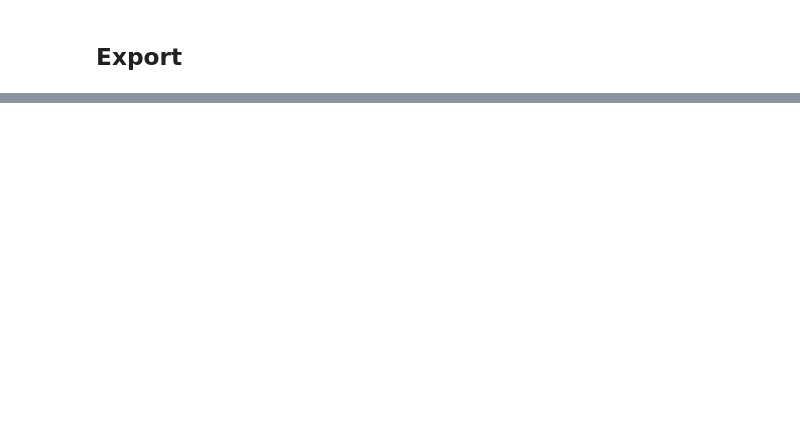
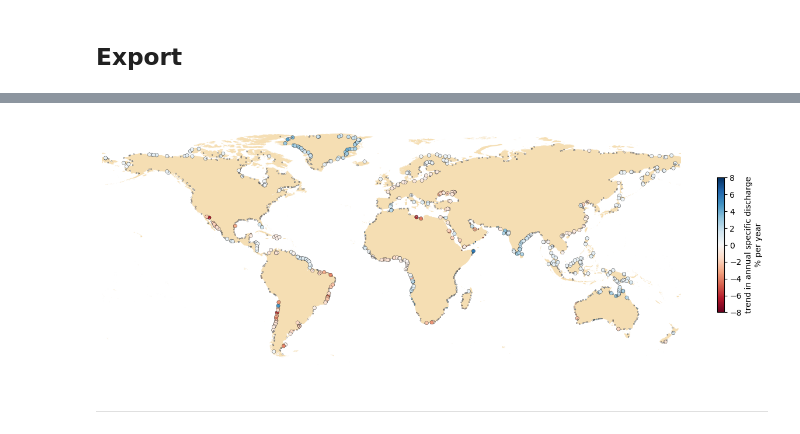
Before and after one commit to casadoj/SotCin2024, a Jupyter notebook: notebook/3.1_discharge_timeseries.ipynb, the cells around one changed output, grey strips where cells are left out. Saved outputs shown, nothing was run; the diff lists cells and outputs as text; code cells hidden in the pictures; blank space fills up the shorter version.

```diff
--- a/notebook/3.1_discharge_timeseries.ipynb
+++ b/notebook/3.1_discharge_timeseries.ipynb
@@ -293,0 +378,43 @@ print(f'Discharge monthly anomalies saved in:\t{output_file}')
+# %%
+# compute trend in specific discharge
+outlets[['intercept', 'slope', 'p_value']] = np.nan
+dis_sp_yr = dis_sp_yr.to_pandas()
+for ID in tqdm(outlets.index):
+
+    # Compute Sen’s slope (simplified as linear regression slope)
+    slope, intercept, r_value, p_value, std_err = linregress(dis_sp_yr.index, dis_sp_yr[ID])
+    outlets.loc[ID, ['intercept', 'slope', 'p_value']] = intercept, slope, p_value
+# %%
+alpha = .05
+
+fig, ax = plt.subplots(figsize=(16, 6), subplot_kw=dict(projection=ccrs.PlateCarree()))
+
+# Plot coastlines for continents
+ax.add_feature(
+    cfeature.NaturalEarthFeature('physical', 'coastline', '50m'),
+    edgecolor='none',
+    facecolor='wheat',
+    linewidth=.8,
+    # alpha=.5,
+    zorder=0,
+)
+
+sct = ax.scatter(
+    outlets.geometry.x,
+    outlets.geometry.y,
+    c=outlets.slope / outlets.specific_discharge * 100, # outlets.slope
+    s=2 * 10**(outlets.p_value < alpha),
+    cmap='RdBu',
+    edgecolor='k',
+    lw=.25,
+    vmin=-8, #-40,
+    vmax=8, #40,
+)
+plt.colorbar(sct, shrink=.5, label='trend in annual specific discharge\n% per year') #label='slope\nmm/year')
+ax.axis('off');
+
+plt.savefig(PATH_PLOT / 'trends_in_specific_discharge.jpg', dpi=300, bbox_inches='tight');
+# %% [output]
+[figure, added]
+# %% [markdown]
+***
```
Also changed, not shown: parts of 20 cells of this notebook, 3 other files.
